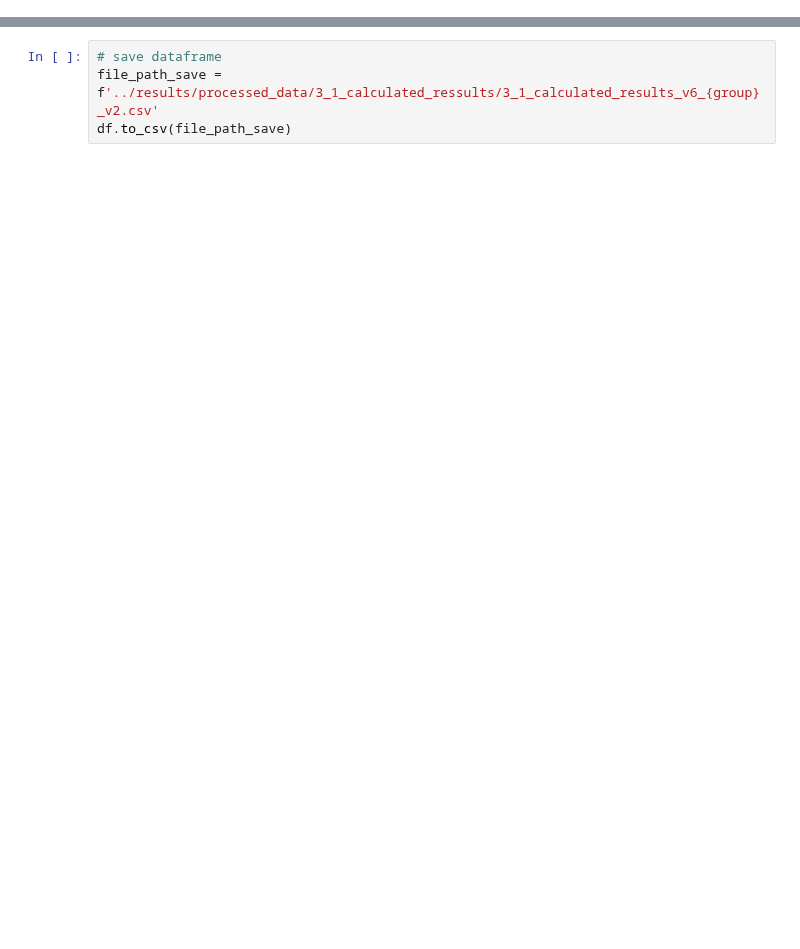
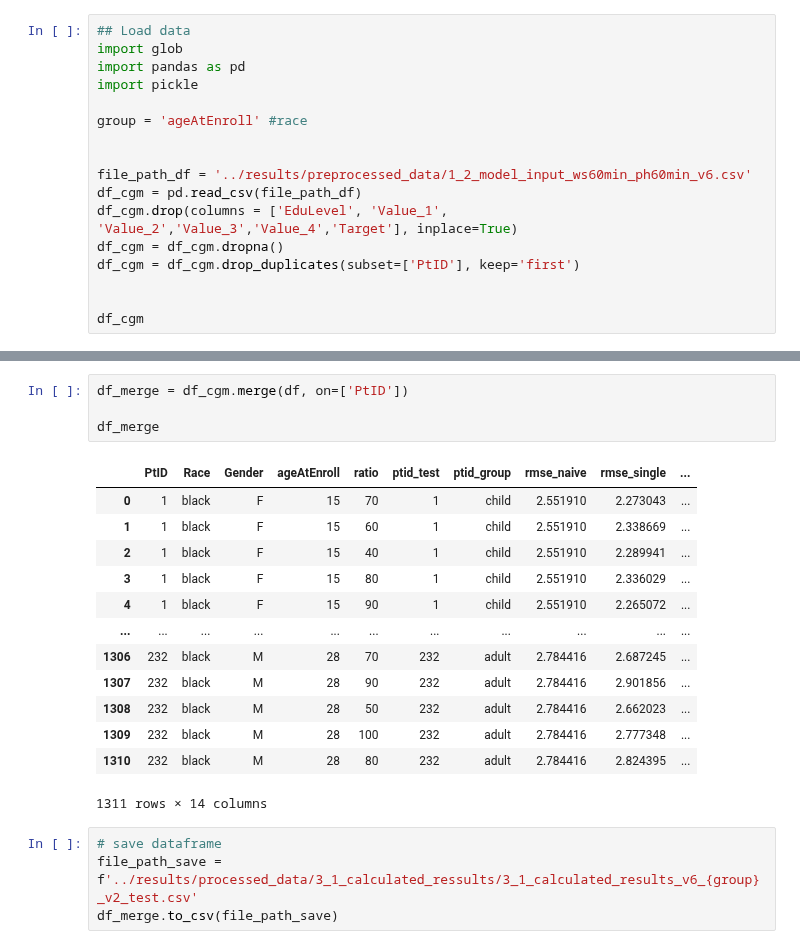
Before and after one commit to hulmanlab/jchr_racial_diff, a Jupyter notebook: scripts/3_1_1_calculated_results.ipynb, the cells around one changed output, grey strips where cells are left out. Drawn from its saved outputs; the diff is of its cells as text; blank space fills up the shorter version.

```diff
--- a/scripts/3_1_1_calculated_results.ipynb
+++ b/scripts/3_1_1_calculated_results.ipynb
@@ -0,0 +1,17 @@
+# %%
+## Load data
+import glob
+import pandas as pd
+import pickle
+
+group = 'ageAtEnroll' #race
+
+
+file_path_df = '../results/preprocessed_data/1_2_model_input_ws60min_ph60min_v6.csv'
+df_cgm = pd.read_csv(file_path_df)
+df_cgm.drop(columns = ['EduLevel', 'Value_1', 'Value_2','Value_3','Value_4','Target'], inplace=True)
+df_cgm = df_cgm.dropna()
+df_cgm = df_cgm.drop_duplicates(subset=['PtID'], keep='first')
+
+
+df_cgm
@@ -95,4 +121,22 @@ df
+# %%
+df_merge = df_cgm.merge(df, on=['PtID'])
+
+df_merge
+# %% [output]
+|  | PtID | Race | Gender | ageAtEnroll | ratio | ptid_test | ptid_group | rmse_naive | rmse_single | ... |
+| 0 | 1 | black | F | 15 | 70 | 1 | child | 2.551910 | 2.273043 | ... |
+| 1 | 1 | black | F | 15 | 60 | 1 | child | 2.551910 | 2.338669 | ... |
+| 2 | 1 | black | F | 15 | 40 | 1 | child | 2.551910 | 2.289941 | ... |
+| 3 | 1 | black | F | 15 | 80 | 1 | child | 2.551910 | 2.336029 | ... |
+| 4 | 1 | black | F | 15 | 90 | 1 | child | 2.551910 | 2.265072 | ... |
+| ... | ... | ... | ... | ... | ... | ... | ... | ... | ... | ... |
+| 1306 | 232 | black | M | 28 | 70 | 232 | adult | 2.784416 | 2.687245 | ... |
+| 1307 | 232 | black | M | 28 | 90 | 232 | adult | 2.784416 | 2.901856 | ... |
+| 1308 | 232 | black | M | 28 | 50 | 232 | adult | 2.784416 | 2.662023 | ... |
+| 1309 | 232 | black | M | 28 | 100 | 232 | adult | 2.784416 | 2.777348 | ... |
+| 1310 | 232 | black | M | 28 | 80 | 232 | adult | 2.784416 | 2.824395 | ... |
+1311 rows × 14 columns
 # %%
 # save dataframe
-file_path_save = f'../results/processed_data/3_1_calculated_ressults/3_1_calculated_results_v6_{group}_v2.csv'
-df.to_csv(file_path_save)
+file_path_save = f'../results/processed_data/3_1_calculated_ressults/3_1_calculated_results_v6_{group}_v2_test.csv'
+df_merge.to_csv(file_path_save)
```
Also changed, not shown: parts of 4 cells of this notebook.
